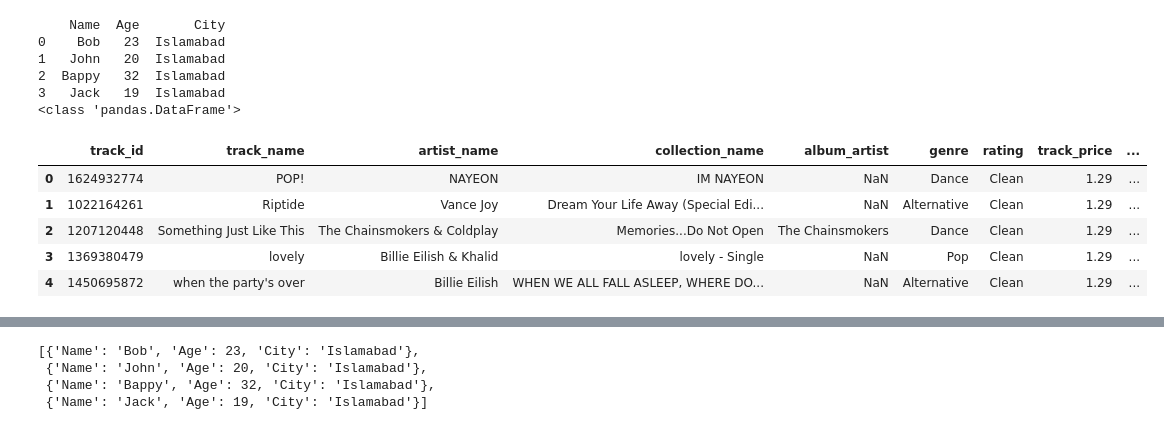
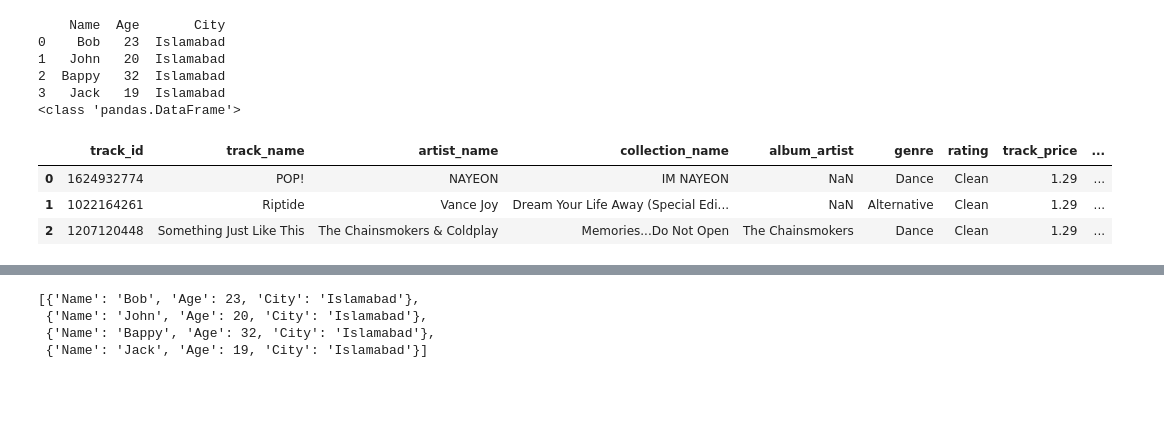
Before and after one commit to shaheerkamran13/Python-Complete, a Jupyter notebook: Advance/Pandas.ipynb, the cells around one changed output, grey strips where cells are left out. Saved outputs shown, nothing was run; the diff lists cells and outputs as text; code cells hidden in the pictures; blank space fills up the shorter version.

```diff
--- a/Advance/Pandas.ipynb
+++ b/Advance/Pandas.ipynb
@@ -102,14 +102,14 @@ print(type(df))
 <class 'pandas.DataFrame'>
 # %%
 df = pd.read_csv('test_data_itunes.csv')
-df.head(5) # first 5 records
+df = df.head(3) # first 5 records
+
+df
 # %% [output]
 |  | track_id | track_name | artist_name | collection_name | album_artist | genre | rating | track_price | ... |
 | 0 | 1624932774 | POP! | NAYEON | IM NAYEON | NaN | Dance | Clean | 1.29 | ... |
 | 1 | 1022164261 | Riptide | Vance Joy | Dream Your Life Away (Special Edi... | NaN | Alternative | Clean | 1.29 | ... |
 | 2 | 1207120448 | Something Just Like This | The Chainsmokers & Coldplay | Memories...Do Not Open | The Chainsmokers | Dance | Clean | 1.29 | ... |
-| 3 | 1369380479 | lovely | Billie Eilish & Khalid | lovely - Single | NaN | Pop | Clean | 1.29 | ... |
-| 4 | 1450695872 | when the party's over | Billie Eilish | WHEN WE ALL FALL ASLEEP, WHERE DO... | NaN | Alternative | Clean | 1.29 | ... |
 # %%
 df.tail(5) # last 5 records
 # %% [output]
```
Also changed, not shown: parts of 17 cells of this notebook, 14 other files.
